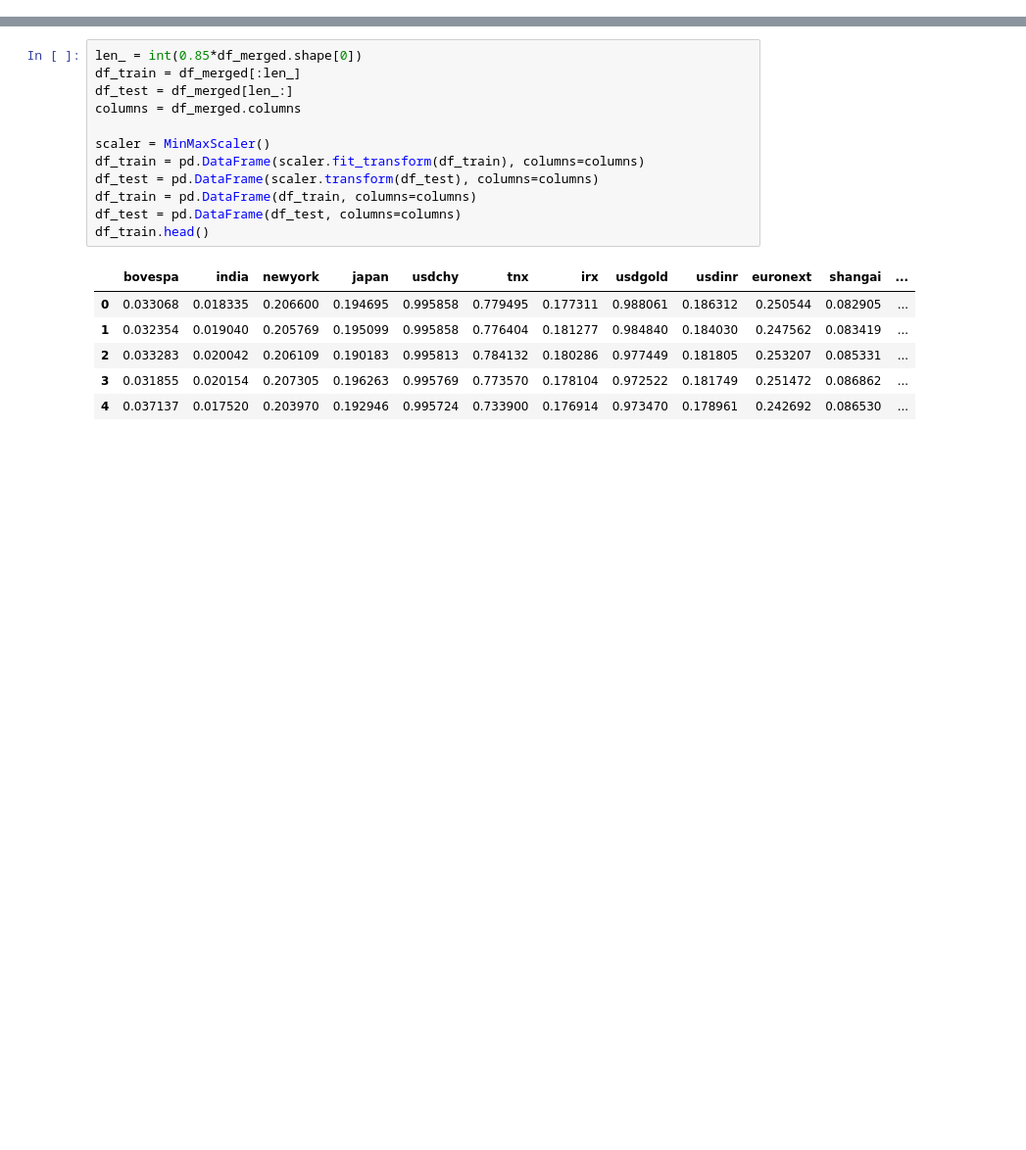
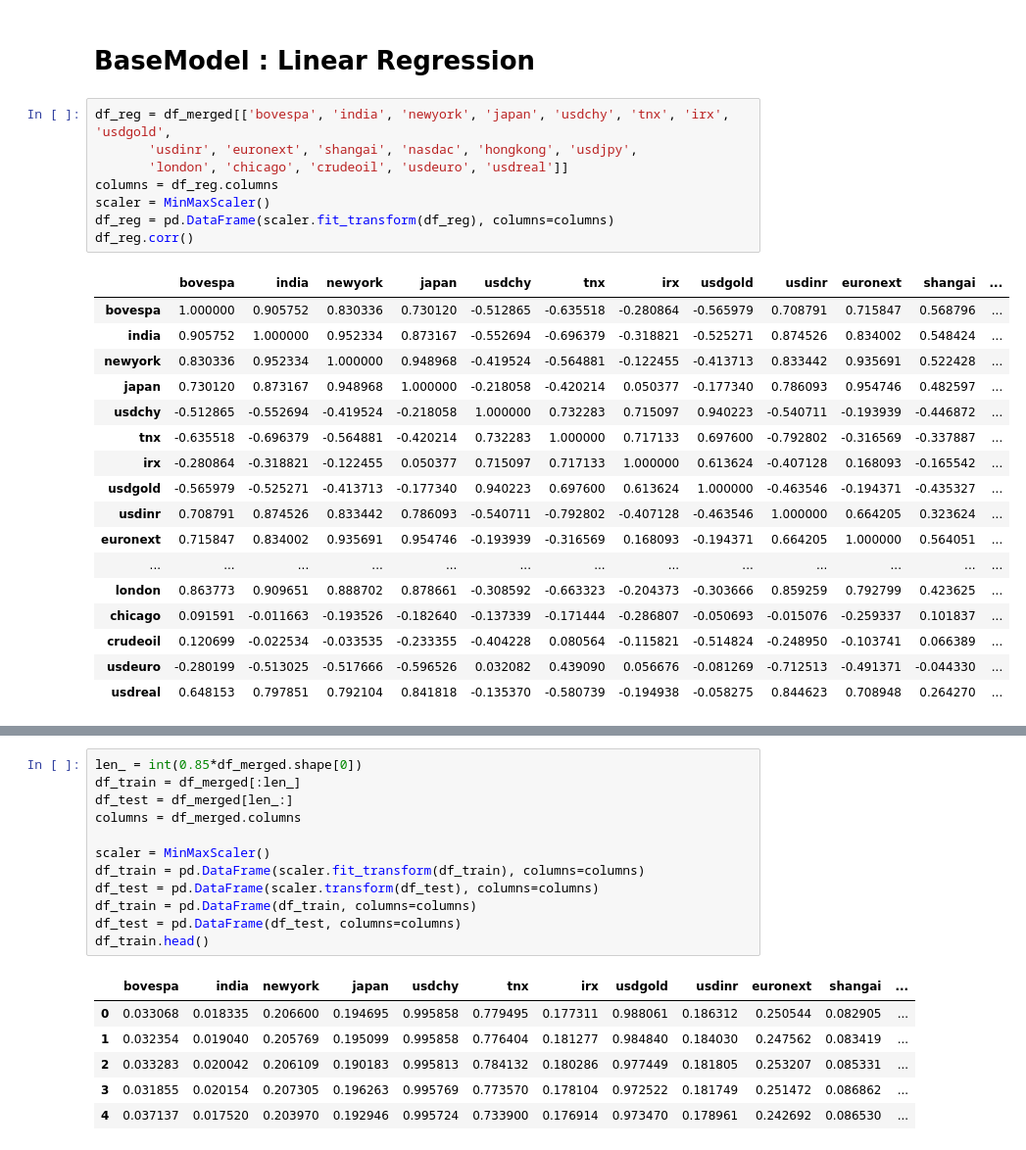
Before and after one commit to bulend-karadag/Recurrent-Neural-Network-Project, a Jupyter notebook: stockMarket.ipynb, the cells around one changed output, grey strips where cells are left out. Shown: that part at 98% size. Saved outputs shown, nothing was run; the diff lists cells and outputs as text; blank space fills up the shorter version.

```diff
--- a/stockMarket.ipynb
+++ b/stockMarket.ipynb
@@ -65,0 +76,28 @@ sns.heatmap(corr,
+# %% [markdown]
+# BaseModel : Linear Regression
+# %%
+df_reg = df_merged[['bovespa', 'india', 'newyork', 'japan', 'usdchy', 'tnx', 'irx', 'usdgold',
+       'usdinr', 'euronext', 'shangai', 'nasdac', 'hongkong', 'usdjpy',
+       'london', 'chicago', 'crudeoil', 'usdeuro', 'usdreal']]
+columns = df_reg.columns
+scaler = MinMaxScaler()
+df_reg = pd.DataFrame(scaler.fit_transform(df_reg), columns=columns)
+df_reg.corr()
+# %% [output]
+|  | bovespa | india | newyork | japan | usdchy | tnx | irx | usdgold | usdinr | euronext | shangai | ... |
+| bovespa | 1.000000 | 0.905752 | 0.830336 | 0.730120 | -0.512865 | -0.635518 | -0.280864 | -0.565979 | 0.708791 | 0.715847 | 0.568796 | ... |
+| india | 0.905752 | 1.000000 | 0.952334 | 0.873167 | -0.552694 | -0.696379 | -0.318821 | -0.525271 | 0.874526 | 0.834002 | 0.548424 | ... |
+| newyork | 0.830336 | 0.952334 | 1.000000 | 0.948968 | -0.419524 | -0.564881 | -0.122455 | -0.413713 | 0.833442 | 0.935691 | 0.522428 | ... |
+| japan | 0.730120 | 0.873167 | 0.948968 | 1.000000 | -0.218058 | -0.420214 | 0.050377 | -0.177340 | 0.786093 | 0.954746 | 0.482597 | ... |
+| usdchy | -0.512865 | -0.552694 | -0.419524 | -0.218058 | 1.000000 | 0.732283 | 0.715097 | 0.940223 | -0.540711 | -0.193939 | -0.446872 | ... |
+| tnx | -0.635518 | -0.696379 | -0.564881 | -0.420214 | 0.732283 | 1.000000 | 0.717133 | 0.697600 | -0.792802 | -0.316569 | -0.337887 | ... |
+| irx | -0.280864 | -0.318821 | -0.122455 | 0.050377 | 0.715097 | 0.717133 | 1.000000 | 0.613624 | -0.407128 | 0.168093 | -0.165542 | ... |
+| usdgold | -0.565979 | -0.525271 | -0.413713 | -0.177340 | 0.940223 | 0.697600 | 0.613624 | 1.000000 | -0.463546 | -0.194371 | -0.435327 | ... |
+| usdinr | 0.708791 | 0.874526 | 0.833442 | 0.786093 | -0.540711 | -0.792802 | -0.407128 | -0.463546 | 1.000000 | 0.664205 | 0.323624 | ... |
+| euronext | 0.715847 | 0.834002 | 0.935691 | 0.954746 | -0.193939 | -0.316569 | 0.168093 | -0.194371 | 0.664205 | 1.000000 | 0.564051 | ... |
+| ... | ... | ... | ... | ... | ... | ... | ... | ... | ... | ... | ... | ... |
+| london | 0.863773 | 0.909651 | 0.888702 | 0.878661 | -0.308592 | -0.663323 | -0.204373 | -0.303666 | 0.859259 | 0.792799 | 0.423625 | ... |
+| chicago | 0.091591 | -0.011663 | -0.193526 | -0.182640 | -0.137339 | -0.171444 | -0.286807 | -0.050693 | -0.015076 | -0.259337 | 0.101837 | ... |
+| crudeoil | 0.120699 | -0.022534 | -0.033535 | -0.233355 | -0.404228 | 0.080564 | -0.115821 | -0.514824 | -0.248950 | -0.103741 | 0.066389 | ... |
+| usdeuro | -0.280199 | -0.513025 | -0.517666 | -0.596526 | 0.032082 | 0.439090 | 0.056676 | -0.081269 | -0.712513 | -0.491371 | -0.044330 | ... |
+| usdreal | 0.648153 | 0.797851 | 0.792104 | 0.841818 | -0.135370 | -0.580739 | -0.194938 | -0.058275 | 0.844623 | 0.708948 | 0.264270 | ... |
```
Also changed, not shown: parts of 25 cells of this notebook, 1 other file.
